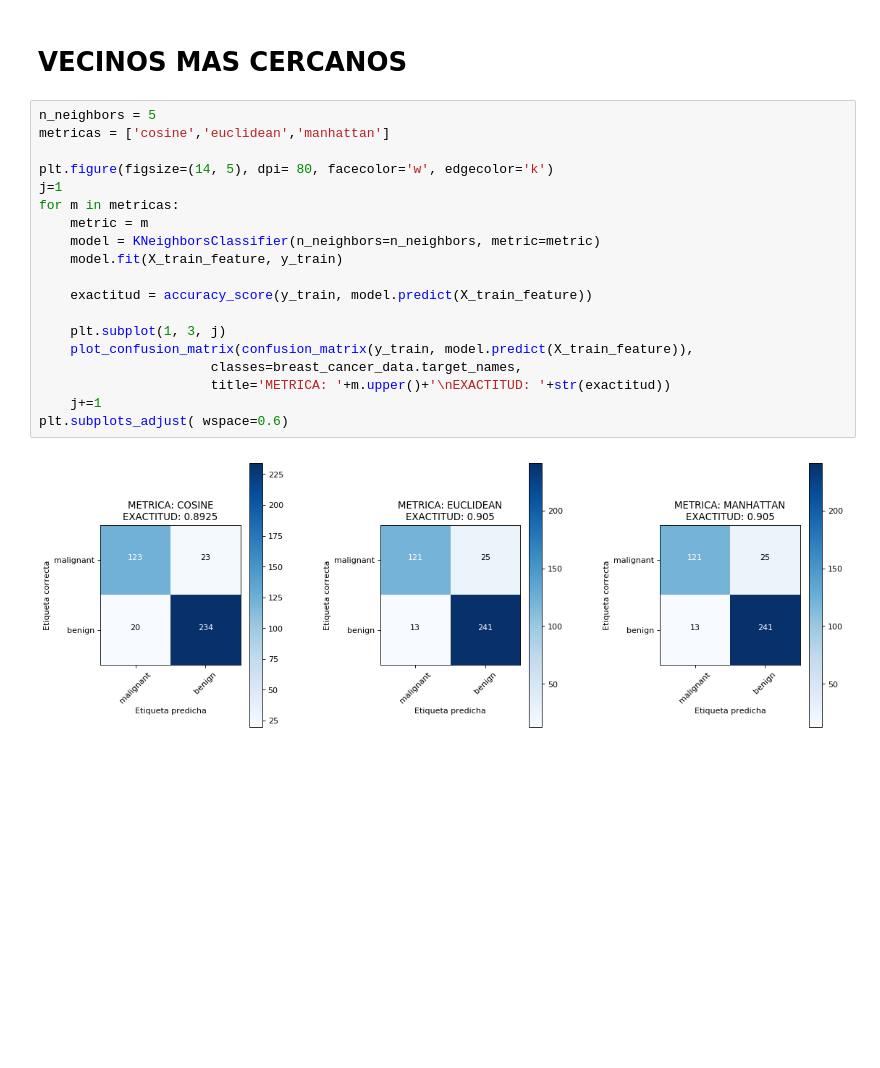
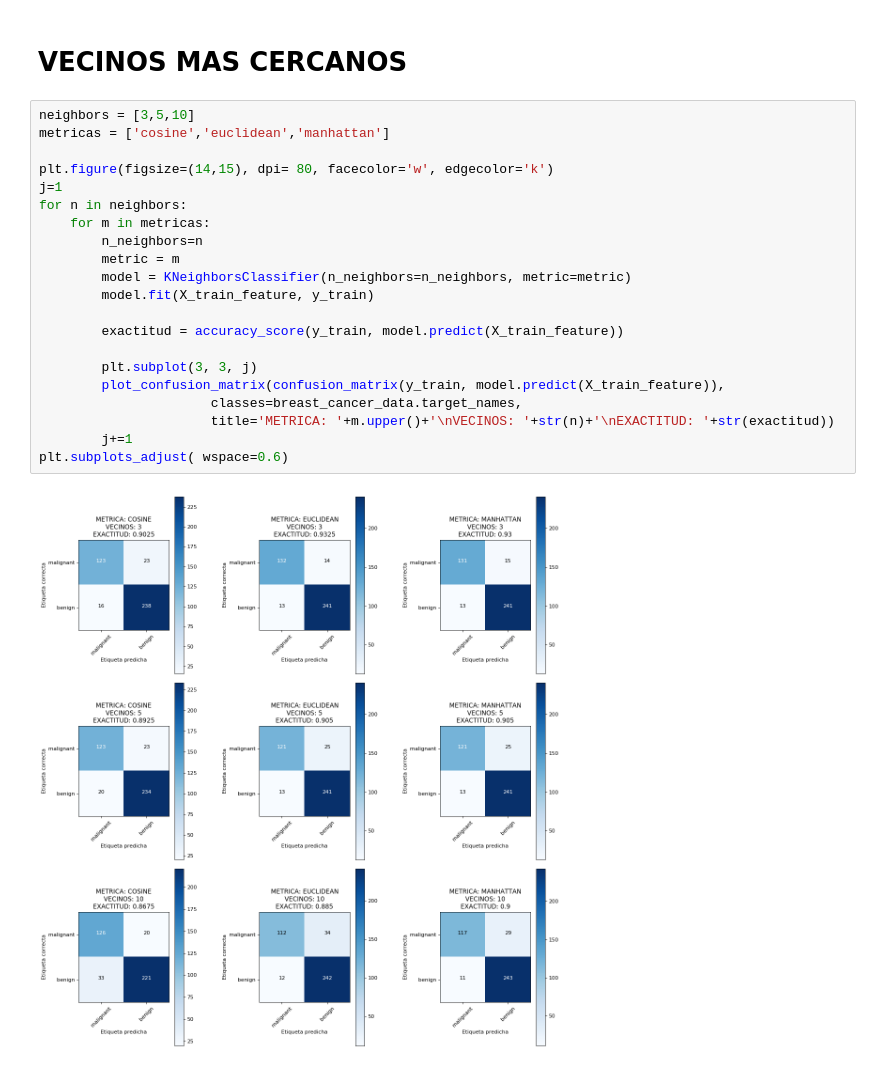
Before and after one commit to Eugenia27/DiploDatos, a Jupyter notebook: IntroduccionApredizajeAutomatico/intro_aprendizaje.ipynb, the cells around one changed output. Drawn from its saved outputs; the diff is of its cells as text; blank space fills up the shorter version.

```diff
--- a/IntroduccionApredizajeAutomatico/intro_aprendizaje.ipynb
+++ b/IntroduccionApredizajeAutomatico/intro_aprendizaje.ipynb
@@ -573,23 +573,25 @@ plt.subplots_adjust( top=0.75)
 # %% [markdown]
 # VECINOS MAS CERCANOS
 # %%
-n_neighbors = 5
+neighbors = [3,5,10]
 metricas = ['cosine','euclidean','manhattan']
 
-plt.figure(figsize=(14, 5), dpi= 80, facecolor='w', edgecolor='k')
+plt.figure(figsize=(14,15), dpi= 80, facecolor='w', edgecolor='k')
 j=1
-for m in metricas:
-    metric = m
-    model = KNeighborsClassifier(n_neighbors=n_neighbors, metric=metric)
-    model.fit(X_train_feature, y_train)
+for n in neighbors:
+    for m in metricas:
+        n_neighbors=n
+        metric = m
+        model = KNeighborsClassifier(n_neighbors=n_neighbors, metric=metric)
+        model.fit(X_train_feature, y_train)
 
-    exactitud = accuracy_score(y_train, model.predict(X_train_feature))
+        exactitud = accuracy_score(y_train, model.predict(X_train_feature))
 
-    plt.subplot(1, 3, j)
-    plot_confusion_matrix(confusion_matrix(y_train, model.predict(X_train_feature)),
+        plt.subplot(3, 3, j)
+        plot_confusion_matrix(confusion_matrix(y_train, model.predict(X_train_feature)),
                       classes=breast_cancer_data.target_names,
-                      title='METRICA: '+m.upper()+'\nEXACTITUD: '+str(exactitud))
-    j+=1
+                      title='METRICA: '+m.upper()+'\nVECINOS: '+str(n)+'\nEXACTITUD: '+str(exactitud))
+        j+=1
 plt.subplots_adjust( wspace=0.6)
 # %% [output]
-[figure, old version]
+[figure, new version]
```
Also changed, not shown: parts of 1 cell of this notebook.
